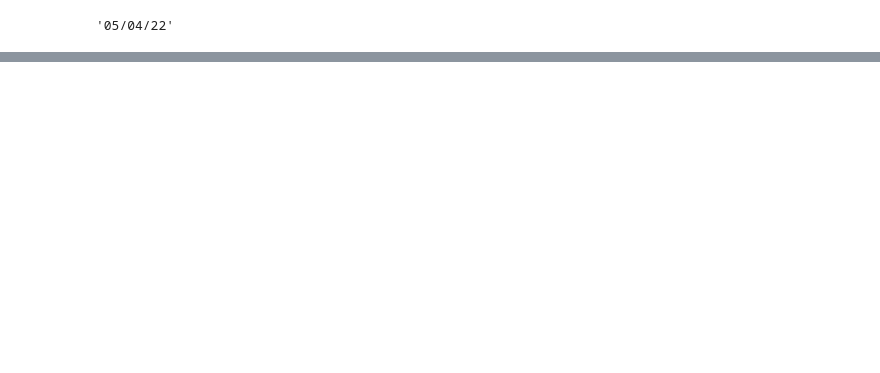
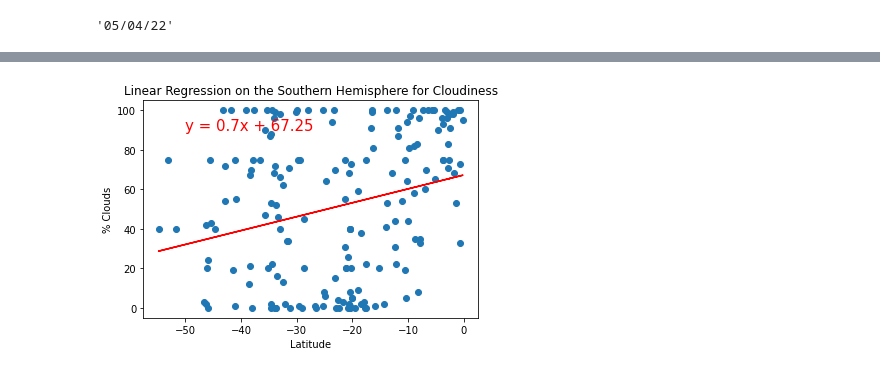
Before and after one commit to conorwhanson/World_Weather_Analysis, a Jupyter notebook: WeatherPy.ipynb, the cells around one changed output, grey strips where cells are left out. Cells and saved outputs as stored; diff of their text form; code cells hidden in the pictures; blank space fills up the shorter version.

```diff
--- a/WeatherPy.ipynb
+++ b/WeatherPy.ipynb
@@ -338,0 +329,9 @@ SyntaxError: EOL while scanning string literal (2311788229.py, line 7)
+# %%
+# find correlation between lat and % cloudiness
+x1 = s_hemi_df["Lat"]
+y1 = s_hemi_df["Cloudiness"]
+
+plot_linear_regression(
+x1, y1, "Linear Regression on the Southern Hemisphere for Cloudiness", "% Clouds", (-50,90))
+# %% [output]
+[figure, added]
```
Also changed, not shown: parts of 18 cells of this notebook, 6 other files.
